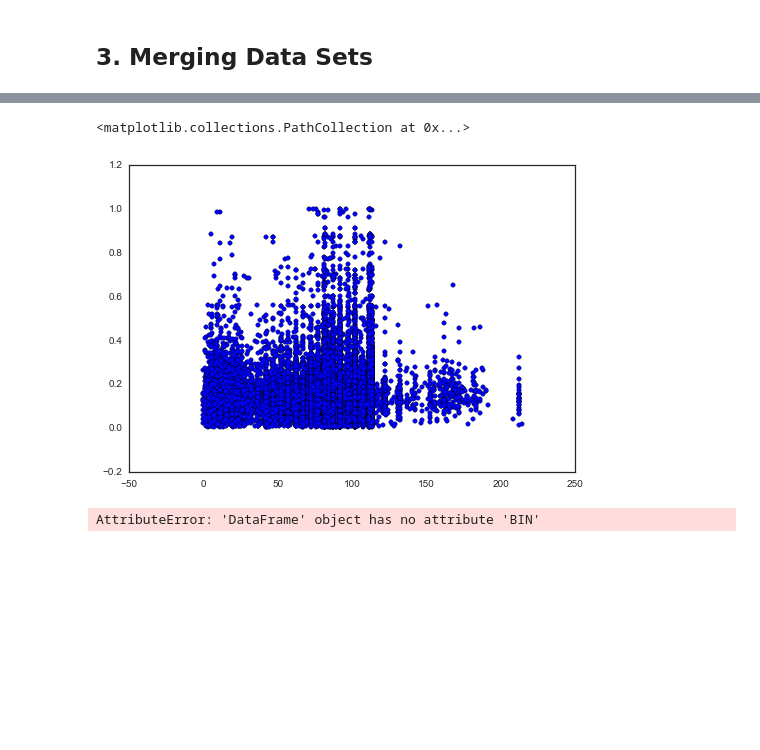
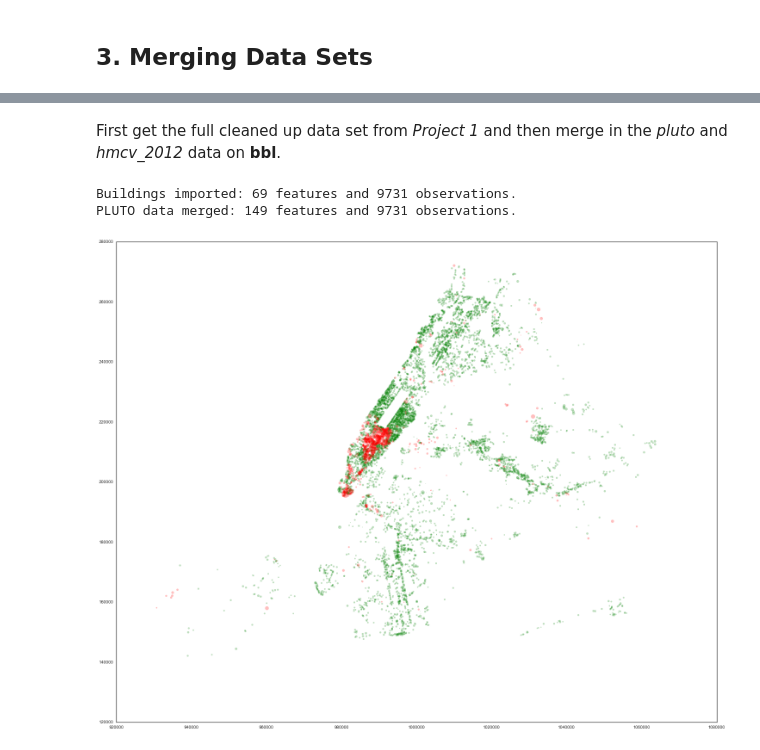
Before and after one commit to theolove/ga_project1_tlove, a Jupyter notebook: Projects/Project 2/Project_2_tlove.ipynb, the cells around one changed output, grey strips where cells are left out. Cells and saved outputs as stored; diff of their text form; code cells hidden in the pictures; blank space fills up the shorter version.

Commit message:
Project 2 Update

```diff
--- a/Projects/Project 2/Project_2_tlove.ipynb
+++ b/Projects/Project 2/Project_2_tlove.ipynb
@@ -46,3 +49,5 @@ In order to keep this project's analysis to a more manageable scope, we will **o
+# %%
+data_folder = '/Users/Theo/Dropbox (Personal)/ProgrammingProjects/GADSdata'
 # %% [markdown]
 ####NYC PLUTO Data
 
@@ -56,35 +61,35 @@ NYC maintains extensive land use and geographic data at the tax lot level in the
 """
 
 # Manhattan
-mn = pd.read_csv('../data/nyc_pluto_12v2/mn12v2.txt',
+mn = pd.read_csv(data_folder + '/nyc_pluto_12v2/mn12v2.txt',
                  skipfooter=1,
                  engine="python",
                  skipinitialspace=True,
                  )
 
 # Bronx
-bx = pd.read_csv('../data/nyc_pluto_12v2/bx12v2.txt',
+bx = pd.read_csv(data_folder + '/nyc_pluto_12v2/bx12v2.txt',
                  skipfooter=1,
                  engine="python",
                  skipinitialspace=True,
                  )
 
 # Brooklyn
-bk = pd.read_csv('../data/nyc_pluto_12v2/bk12v2.txt',
+bk = pd.read_csv(data_folder + '/nyc_pluto_12v2/bk12v2.txt',
                  skipfooter=1,
                  engine="python",
                  skipinitialspace=True,
                  )
 
 # Queens
-qn = pd.read_csv('../data/nyc_pluto_12v2/qn12v2.txt',
+qn = pd.read_csv(data_folder + '/nyc_pluto_12v2/qn12v2.txt',
                  skipfooter=1,
                  engine="python",
                  skipinitialspace=True,
                  )
 
 # Staten Island
-si = pd.read_csv('../data/nyc_pluto_12v2/si12v2.txt',
+si = pd.read_csv(data_folder + '/nyc_pluto_12v2/si12v2.txt',
                  skipfooter=1,
                  engine="python",
                  skipinitialspace=True,
@@ -308,9 +171,26 @@ bldg['age'] = 2012 - bldg.age
-# %%
-plt.scatter(bldg.age, bldg.EUIwn_norm)
-# %% [output]
-<matplotlib.collections.PathCollection at 0x...>
-[figure, removed]
-# %%
-pluto.BIN
-# %% [output]
-AttributeError: 'DataFrame' object has no attribute 'BIN'
+# %% [markdown]
+First get the full cleaned up data set from *Project 1* and then merge in the *pluto* and *hmcv_2012* data on **bbl**.
+# %%
+# get the cleaned up buildings data
+buildings = pd.read_csv(data_folder + '/buildings_clean.csv')
+print "Buildings imported: %i features and %i observations." % (len(buildings.columns), len(buildings))
+
+# merge in the PLUTO data
+buildings = buildings.merge(pluto, left_on=['bbl'], right_on=['BBL'])
+print "PLUTO data merged: %i features and %i observations." % (len(buildings.columns), len(buildings))
+
+# merge in the hmcv_2012 data
+#buildings = buildings.merge(hmcv_2012, left_on=['bbl'], right_index=True)
+#print "HMCV data merged: %i features and %i observations." % (len(buildings.columns), len(buildings))
+# %% [output]
+Buildings imported: 69 features and 9731 observations.
+PLUTO data merged: 149 features and 9731 observations.
+# %%
+plt.figure(figsize=(25,20))
+bd = buildings[buildings.property_type == 'Multifamily Housing']
+plt.scatter(bd.XCoord, bd.YCoord, alpha=0.25, color='g', s=bd.EUIwn_norm*100)
+bd = buildings[buildings.property_type == 'Office']
+plt.scatter(bd.XCoord, bd.YCoord, alpha=0.25, color='r', s=bd.EUIwn_norm*100)
+plt.show()
+# %% [output]
+[figure, added]
```
Also changed, not shown: parts of 19 cells of this notebook, 1 other file.
